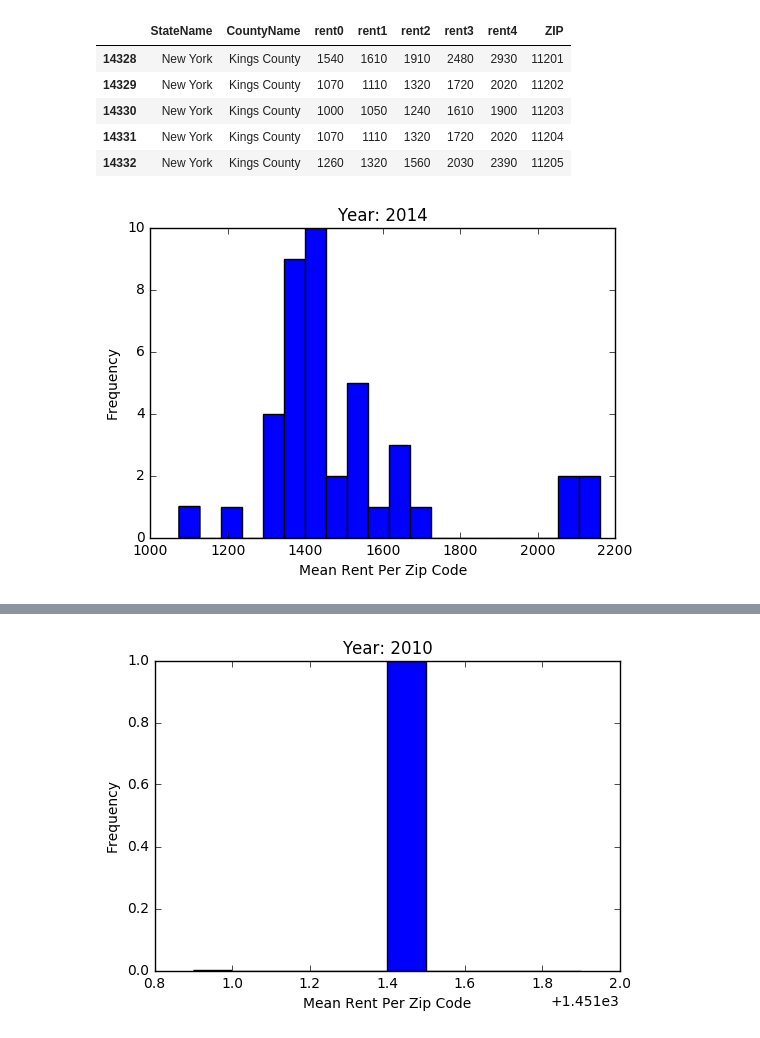
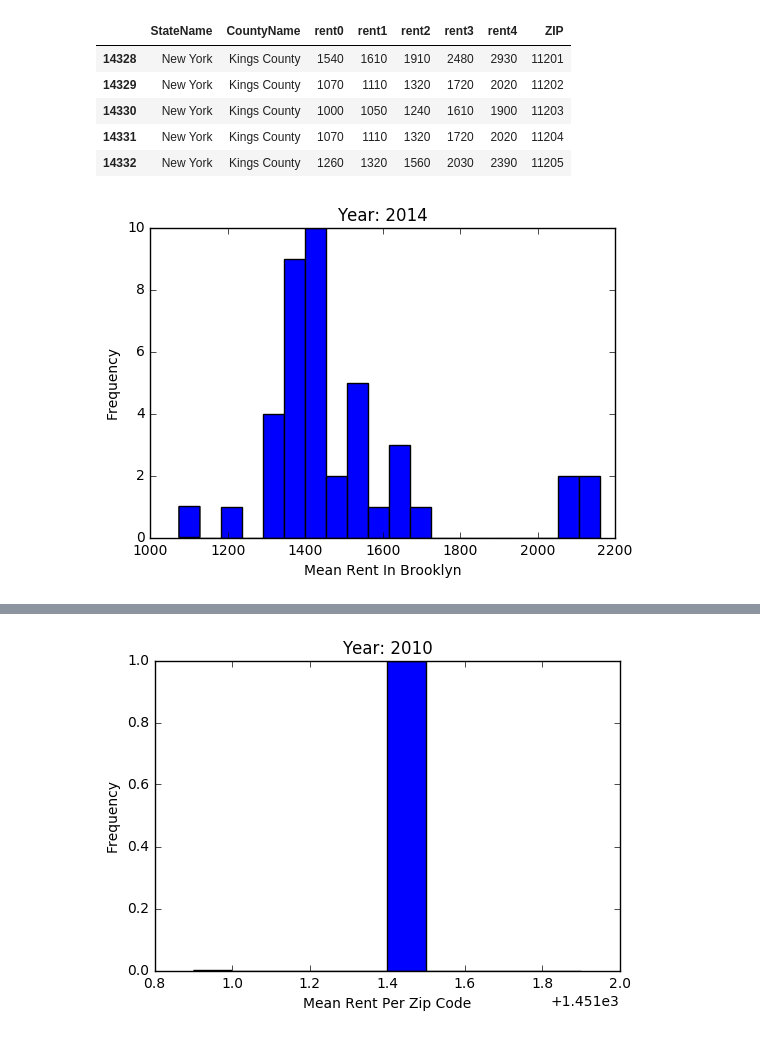
Before and after one commit to cjallow/DataScience-Project, a Jupyter notebook: HB_Rent.ipynb, the cells around one changed output, grey strips where cells are left out. Drawn from its saved outputs; the diff is of its cells as text; code cells hidden in the pictures.

```diff
--- a/HB_Rent.ipynb
+++ b/HB_Rent.ipynb
@@ -110,10 +110,10 @@ df_14.to_csv('data/Brooklyn_Rent_14.csv')
 # %%
 year = 2014
 plt.plot(subplots=True)
 plt.hist(df_14['Rent_Mean'].values, bins = 20)
 plt.title('Year: %i' % year)
-plt.xlabel('Mean Rent Per Zip Code')
+plt.xlabel('Mean Rent In Brooklyn')
 plt.ylabel('Frequency')
 plt.show()
 # %% [output]
-[figure, old version]
+[figure, new version]
```
Also changed, not shown: parts of 5 cells of this notebook, 1 other file.
